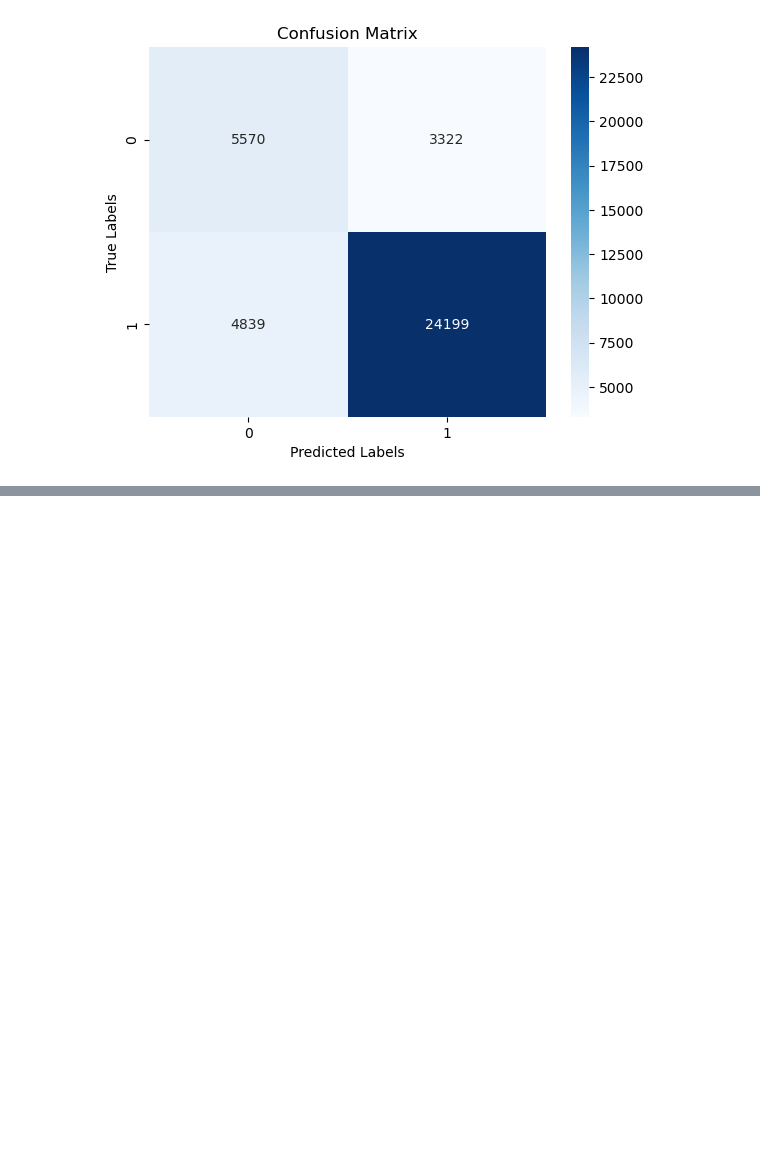
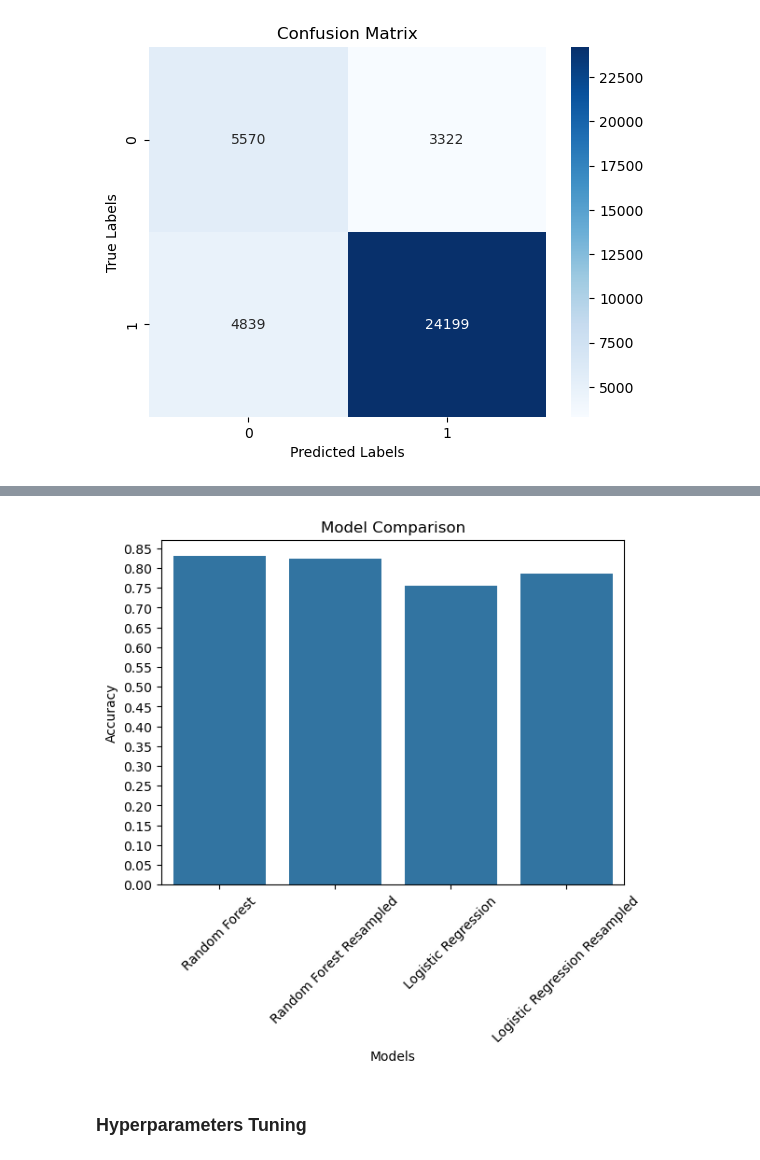
Before and after one commit to behruzgurbanli/CSCI4734_2024F_10551_PROJECT_8, a Jupyter notebook: CSCI4734_2024F_10551_PROJECT_CODE_8.ipynb, the cells around one changed output, grey strips where cells are left out. Drawn from its saved outputs; the diff is of its cells as text; code cells hidden in the pictures; blank space fills up the shorter version.

```diff
--- a/CSCI4734_2024F_10551_PROJECT_CODE_8.ipynb
+++ b/CSCI4734_2024F_10551_PROJECT_CODE_8.ipynb
@@ -1069,0 +1092,17 @@ weighted avg       0.80      0.78      0.79     37930
+# %%
+# Compare all 4 models using Accuracy Score
+models = ['Random Forest', 'Random Forest Resampled', 'Logistic Regression', 'Logistic Regression Resampled']
+accuracies = [rf_accuracy, accuracy_score(y_test, y_pred_rf_resampled), lr_accuracy, accuracy_score(y_test, y_pred_lr_resampled)]
+
+plt.figure()
+sns.barplot(x=models, y=accuracies)
+plt.title('Model Comparison')
+plt.xlabel('Models')
+plt.ylabel('Accuracy')
+plt.yticks(np.arange(0, 0.9, 0.05))
+plt.xticks(rotation=45)
+plt.show()
+# %% [output]
+[figure, added]
+# %% [markdown]
+### Hyperparameters Tuning
```
Also changed, not shown: parts of 10 cells of this notebook.
